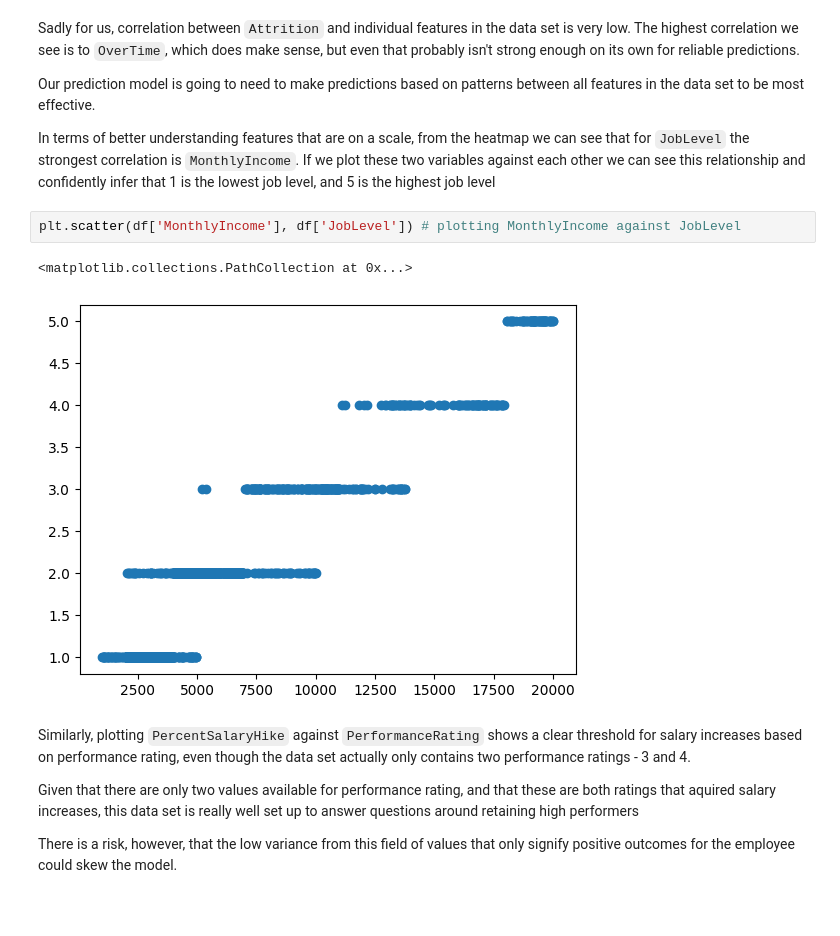
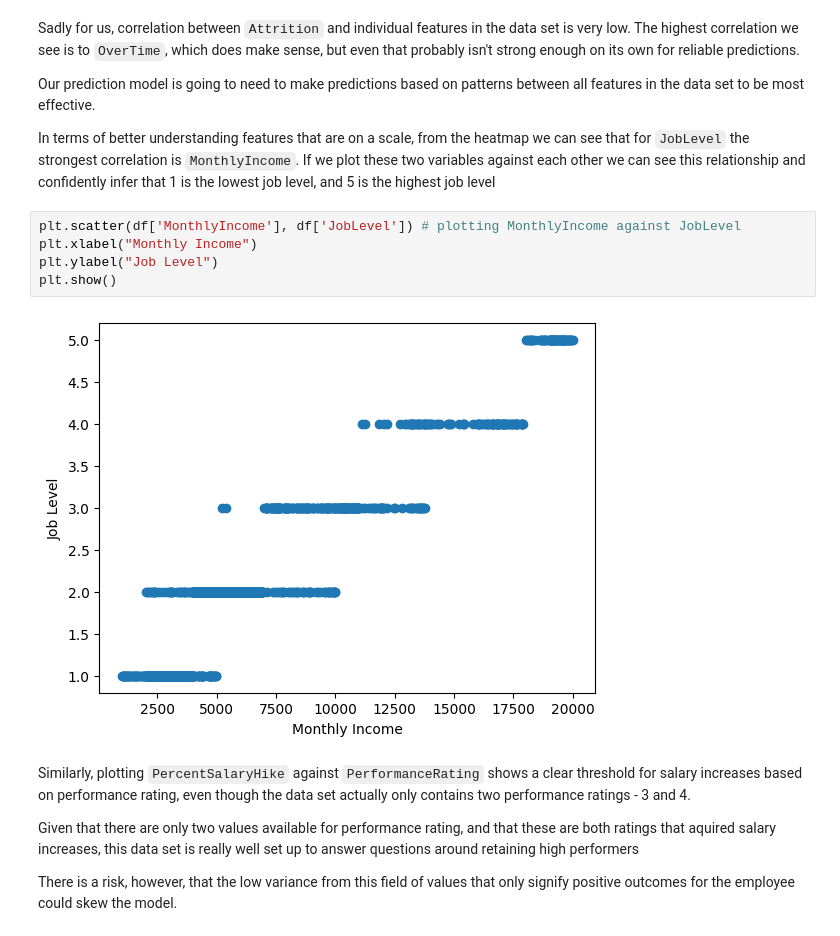
Before and after one commit to ymcgillicuddy/HR-Analytics, a Jupyter notebook: HR Analytics.ipynb, the cells around one changed output. Cells and saved outputs as stored; diff of their text form; blank space fills up the shorter version.

```diff
--- a/HR Analytics.ipynb
+++ b/HR Analytics.ipynb
@@ -191,9 +190,11 @@ Our prediction model is going to need to make predictions based on patterns betw
 In terms of better understanding features that are on a scale, from the heatmap we can see that for `JobLevel` the strongest correlation is `MonthlyIncome`.  If we plot these two variables against each other we can see this relationship and confidently infer that 1 is the lowest job level, and 5 is the highest job level
 # %%
 plt.scatter(df['MonthlyIncome'], df['JobLevel']) # plotting MonthlyIncome against JobLevel
+plt.xlabel("Monthly Income")
+plt.ylabel("Job Level")
+plt.show()
 # %% [output]
-<matplotlib.collections.PathCollection at 0x...>
-[figure, old version]
+[figure, new version]
 # %% [markdown]
 Similarly, plotting `PercentSalaryHike` against `PerformanceRating` shows a clear threshold for salary increases based on performance rating, even though the data set actually only contains two performance ratings - 3 and 4.
 
```
Also changed, not shown: parts of 11 cells of this notebook, 1 other file.
